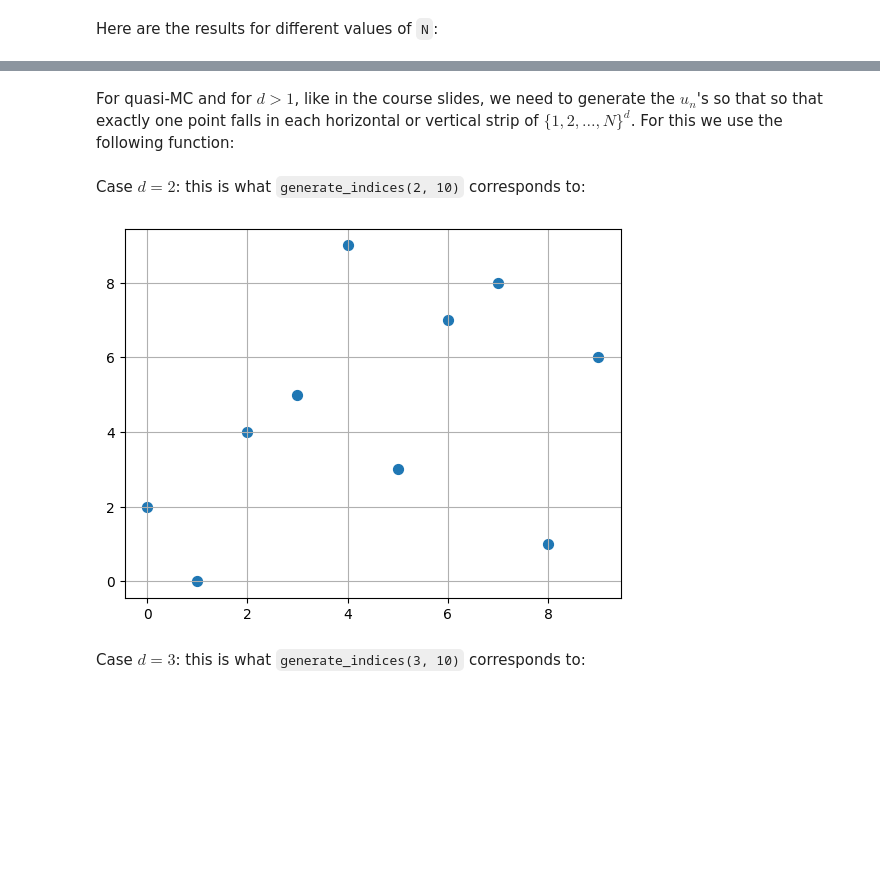
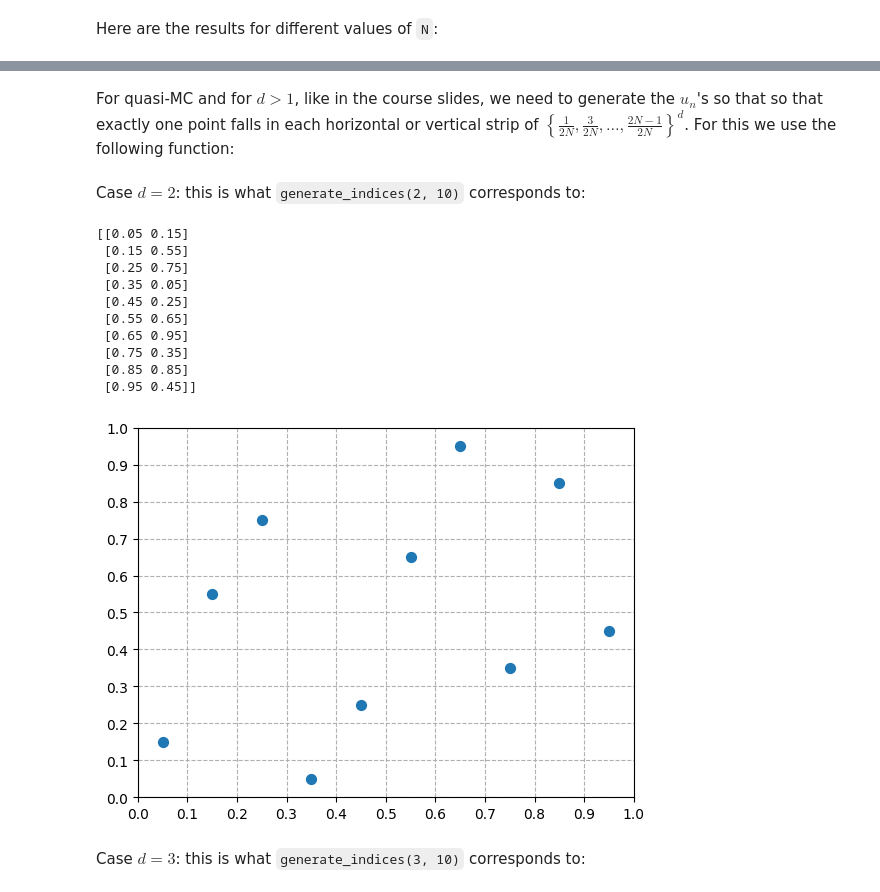
Before and after one commit to alban-geron/stratification-monte-carlo, a Jupyter notebook: notebook_stratification.ipynb, the cells around one changed output, grey strips where cells are left out. Drawn from its saved outputs; the diff is of its cells as text; code cells hidden in the pictures; blank space fills up the shorter version.

```diff
--- a/notebook_stratification.ipynb
+++ b/notebook_stratification.ipynb
@@ -36,5 +36,5 @@ df.iloc[:len(d_values)]
 # %% [markdown]
-For quasi-MC and for $d > 1$, like in the course slides, we need to generate the $u_n$'s so that so that exactly one point falls in each horizontal or vertical strip of $\{1, 2, \dots, N\}^d$. For this we use the following function:
+For quasi-MC and for $d > 1$, like in the course slides, we need to generate the $u_n$'s so that so that exactly one point falls in each horizontal or vertical strip of $\left\{\frac{1}{2N}, \frac{3}{2N}, \dots, \frac{2N - 1}{2N}\right\}^d$. For this we use the following function:
 # %%
 def generate_indices(d, N = 10000):
     list_indices = []
@@ -50,15 +51,29 @@ def generate_indices(d, N = 10000):
 Case $d = 2$: this is what `generate_indices(2, 10)` corresponds to:
 # %%
 points = generate_indices(2, 10)
+
+print(points)
 
 x = points[:, 0]
 y = points[:, 1]
 
 plt.scatter(x, y, s = 50)
-plt.grid(True)
+plt.xticks(np.linspace(0, 1, 11))
+plt.yticks(np.linspace(0, 1, 11))
+plt.grid(True, linestyle = '--')
 plt.show()
 # %% [output]
+[[0.05 0.15]
+ [0.15 0.55]
+ [0.25 0.75]
+ [0.35 0.05]
+ [0.45 0.25]
+ [0.55 0.65]
+ [0.65 0.95]
+ [0.75 0.35]
+ [0.85 0.85]
+ [0.95 0.45]]
-[figure, old version]
+[figure, new version]
 # %% [markdown]
 Case $d = 3$: this is what `generate_indices(3, 10)` corresponds to:
 # %%
```
Also changed, not shown: parts of 6 cells of this notebook.
